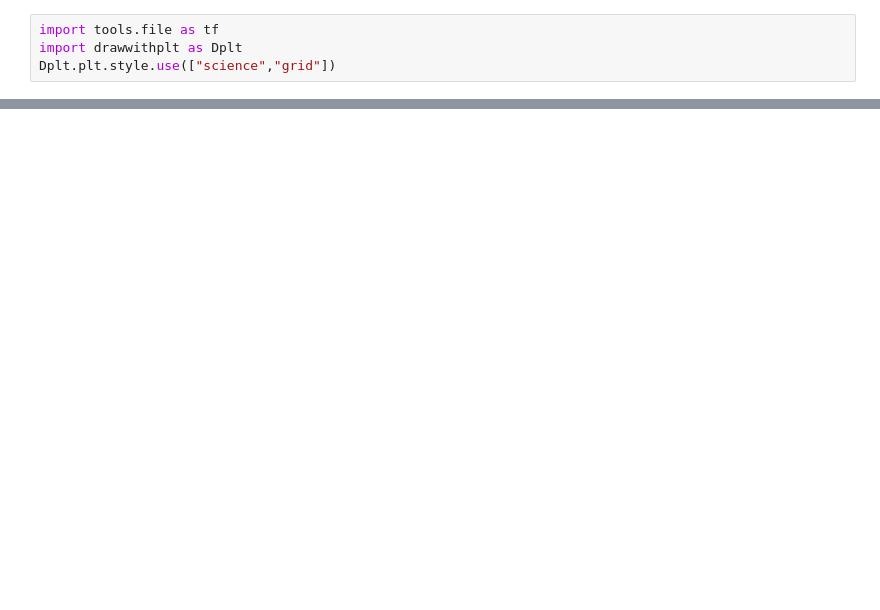
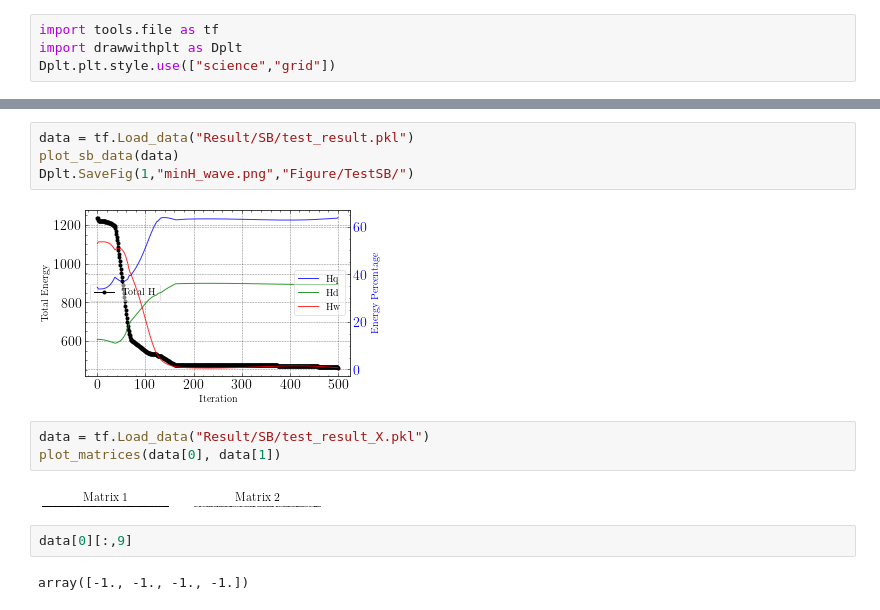
Before and after one commit to liftes/TrafficSignal, a Jupyter notebook: Figures.ipynb, the cells around one changed output, grey strips where cells are left out. Drawn from its saved outputs; the diff is of its cells as text; blank space fills up the shorter version.

```diff
--- a/Figures.ipynb
+++ b/Figures.ipynb
@@ -52,0 +150,15 @@ plot_temp_data(data)
+# %%
+data = tf.Load_data("Result/SB/test_result.pkl")
+plot_sb_data(data)
+Dplt.SaveFig(1,"minH_wave.png","Figure/TestSB/")
+# %% [output]
+[figure, added]
+# %%
+data = tf.Load_data("Result/SB/test_result_X.pkl")
+plot_matrices(data[0], data[1])
+# %% [output]
+[figure, added]
+# %%
+data[0][:,9]
+# %% [output]
+array([-1., -1., -1., -1.])
```
Also changed, not shown: parts of 7 cells of this notebook, 7 other files.
